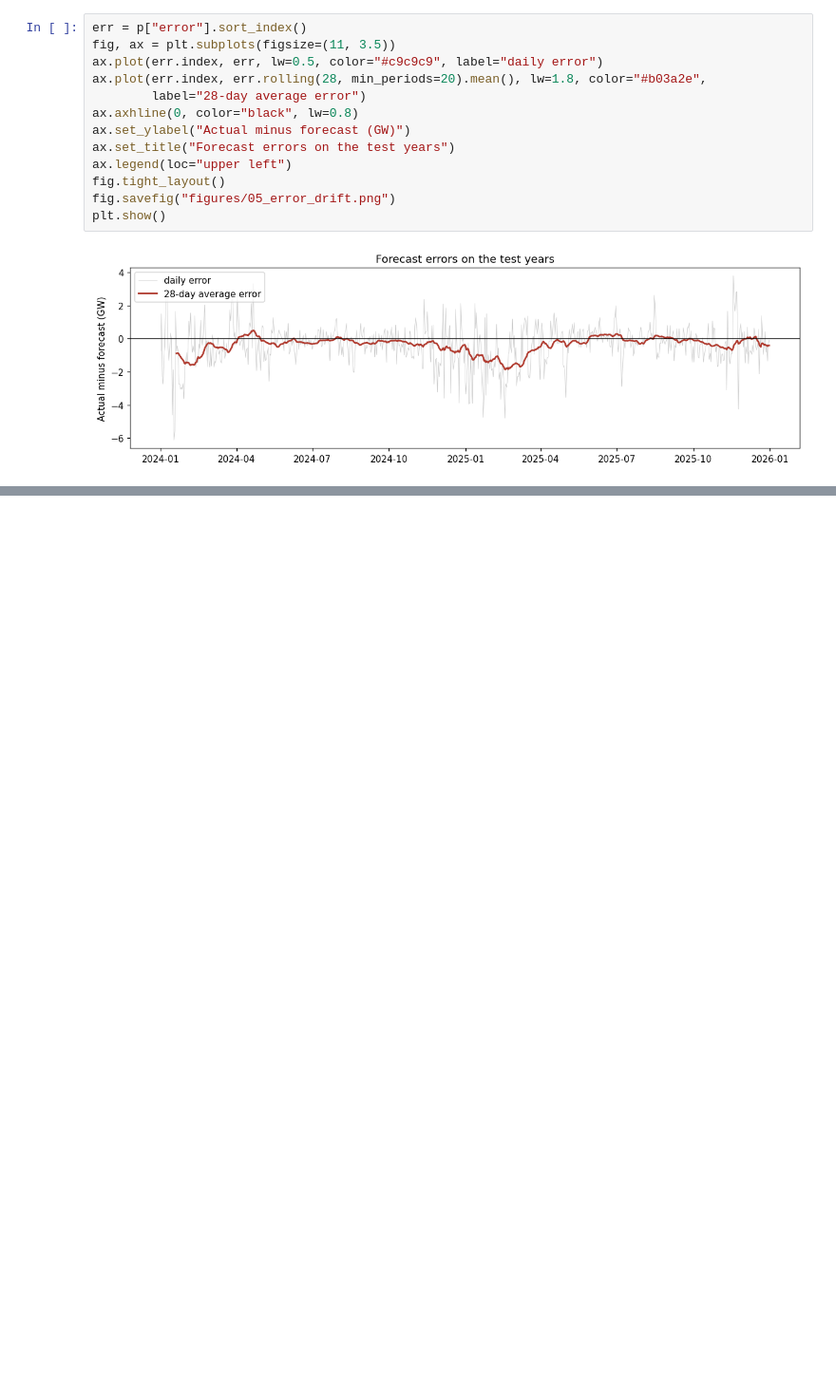
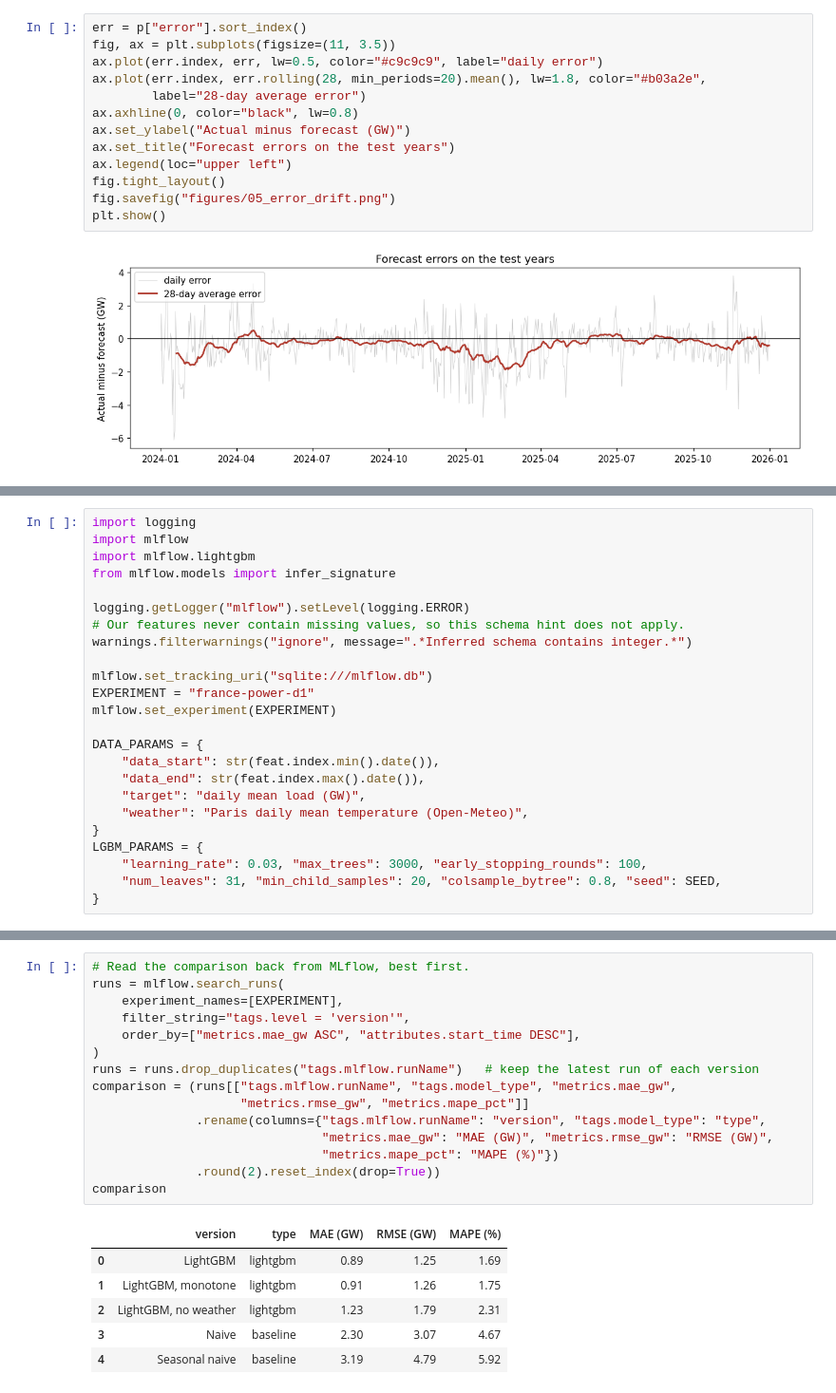
Before and after one commit to rumi17Git/France-Power-Forecast-using-LightGBM, a Jupyter notebook: notebook.ipynb, the cells around one changed output, grey strips where cells are left out. Shown at 95% size. Drawn from its saved outputs; the diff is of its cells as text; blank space fills up the shorter version.

Commit message:
Add MLflow experiment tracking and model registry

```diff
--- a/notebook.ipynb
+++ b/notebook.ipynb
@@ -478,0 +447,24 @@ plt.show()
+# %%
+import logging
+import mlflow
+import mlflow.lightgbm
+from mlflow.models import infer_signature
+
+logging.getLogger("mlflow").setLevel(logging.ERROR)
+# Our features never contain missing values, so this schema hint does not apply.
+warnings.filterwarnings("ignore", message=".*Inferred schema contains integer.*")
+
+mlflow.set_tracking_uri("sqlite:///mlflow.db")
+EXPERIMENT = "france-power-d1"
+mlflow.set_experiment(EXPERIMENT)
+
+DATA_PARAMS = {
+    "data_start": str(feat.index.min().date()),
+    "data_end": str(feat.index.max().date()),
+    "target": "daily mean load (GW)",
+    "weather": "Paris daily mean temperature (Open-Meteo)",
+}
+LGBM_PARAMS = {
+    "learning_rate": 0.03, "max_trees": 3000, "early_stopping_rounds": 100,
+    "num_leaves": 31, "min_child_samples": 20, "colsample_bytree": 0.8, "seed": SEED,
+}
@@ -478,0 +525,22 @@ plt.show()
+# %%
+# Read the comparison back from MLflow, best first.
+runs = mlflow.search_runs(
+    experiment_names=[EXPERIMENT],
+    filter_string="tags.level = 'version'",
+    order_by=["metrics.mae_gw ASC", "attributes.start_time DESC"],
+)
+runs = runs.drop_duplicates("tags.mlflow.runName")   # keep the latest run of each version
+comparison = (runs[["tags.mlflow.runName", "tags.model_type", "metrics.mae_gw",
+                    "metrics.rmse_gw", "metrics.mape_pct"]]
+              .rename(columns={"tags.mlflow.runName": "version", "tags.model_type": "type",
+                               "metrics.mae_gw": "MAE (GW)", "metrics.rmse_gw": "RMSE (GW)",
+                               "metrics.mape_pct": "MAPE (%)"})
+              .round(2).reset_index(drop=True))
+comparison
+# %% [output]
+|  | version | type | MAE (GW) | RMSE (GW) | MAPE (%) |
+| 0 | LightGBM | lightgbm | 0.89 | 1.25 | 1.69 |
+| 1 | LightGBM, monotone | lightgbm | 0.91 | 1.26 | 1.75 |
+| 2 | LightGBM, no weather | lightgbm | 1.23 | 1.79 | 2.31 |
+| 3 | Naive | baseline | 2.30 | 3.07 | 4.67 |
+| 4 | Seasonal naive | baseline | 3.19 | 4.79 | 5.92 |
```
Also changed, not shown: parts of 32 cells of this notebook, 55 other files.
